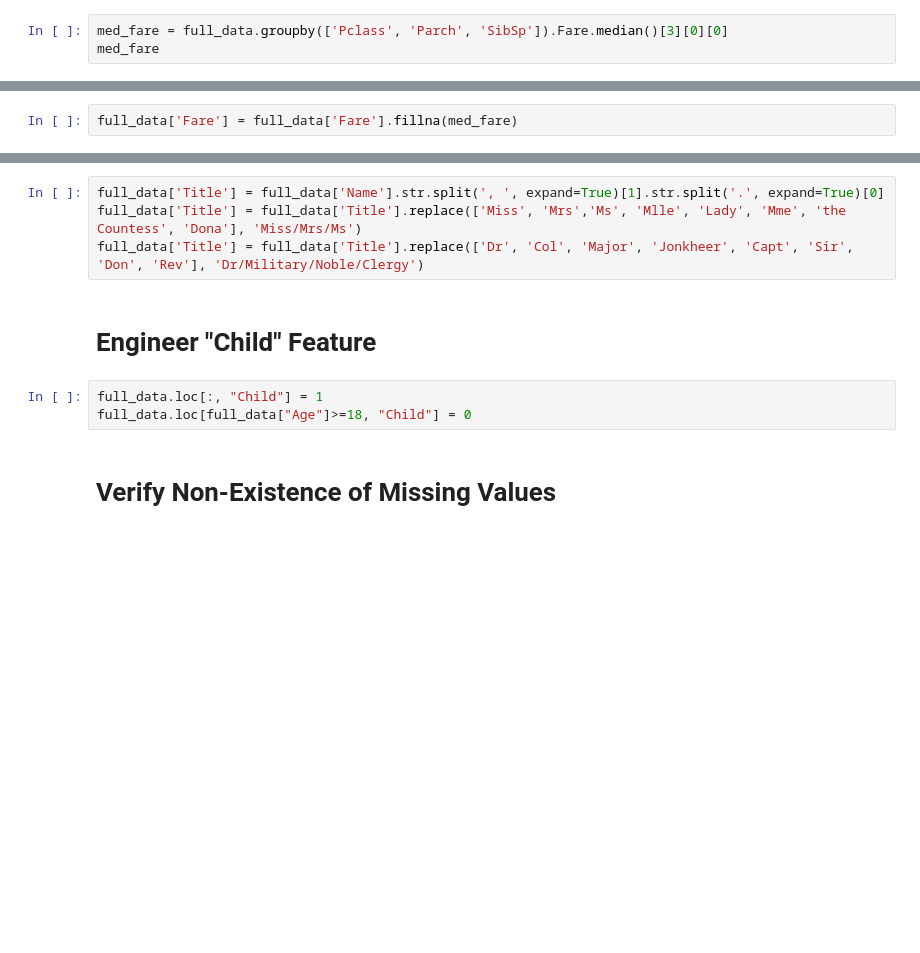
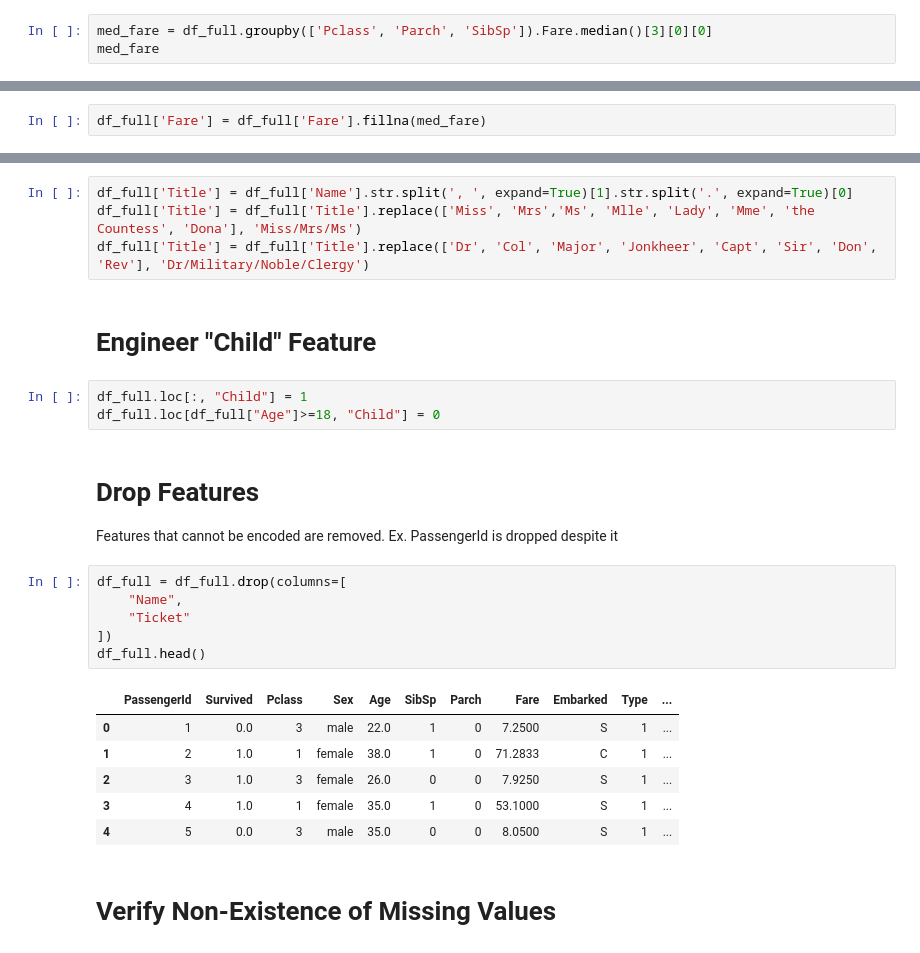
Before and after one commit to henrylao/kaggle-titanic, a Jupyter notebook: kaggle-titanic-model.ipynb, the cells around one changed output, grey strips where cells are left out. Cells and saved outputs as stored; diff of their text form; blank space fills up the shorter version.

Commit message:
Fix encoding and splitting

```diff
--- a/kaggle-titanic-model.ipynb
+++ b/kaggle-titanic-model.ipynb
@@ -287,7 +287,7 @@ full_data.Embarked = full_data.Embarked.fillna("S")
 # %%
-med_fare = full_data.groupby(['Pclass', 'Parch', 'SibSp']).Fare.median()[3][0][0]
+med_fare = df_full.groupby(['Pclass', 'Parch', 'SibSp']).Fare.median()[3][0][0]
 med_fare
 # %% [output]
 7.8542
 # %%
-full_data['Fare'] = full_data['Fare'].fillna(med_fare)
+df_full['Fare'] = df_full['Fare'].fillna(med_fare)
@@ -307,14 +294,30 @@ display(df_train.shape, df_test.shape)
 # %% [markdown]
 # Engineer "Title" Feature
 # %%
-full_data['Title'] = full_data['Name'].str.split(', ', expand=True)[1].str.split('.', expand=True)[0]
-full_data['Title'] = full_data['Title'].replace(['Miss', 'Mrs','Ms', 'Mlle', 'Lady', 'Mme', 'the Countess', 'Dona'], 'Miss/Mrs/Ms')
-full_data['Title'] = full_data['Title'].replace(['Dr', 'Col', 'Major', 'Jonkheer', 'Capt', 'Sir', 'Don', 'Rev'], 'Dr/Military/Noble/Clergy')
+df_full['Title'] = df_full['Name'].str.split(', ', expand=True)[1].str.split('.', expand=True)[0]
+df_full['Title'] = df_full['Title'].replace(['Miss', 'Mrs','Ms', 'Mlle', 'Lady', 'Mme', 'the Countess', 'Dona'], 'Miss/Mrs/Ms')
+df_full['Title'] = df_full['Title'].replace(['Dr', 'Col', 'Major', 'Jonkheer', 'Capt', 'Sir', 'Don', 'Rev'], 'Dr/Military/Noble/Clergy')
 # %% [markdown]
 # Engineer "Child" Feature
 # %%
-full_data.loc[:, "Child"] = 1
-full_data.loc[full_data["Age"]>=18, "Child"] = 0
+df_full.loc[:, "Child"] = 1
+df_full.loc[df_full["Age"]>=18, "Child"] = 0
+# %% [markdown]
+# Drop Features
+Features that cannot be encoded are removed. Ex. PassengerId is dropped despite it
+# %%
+df_full = df_full.drop(columns=[
+    "Name",
+    "Ticket"
+])
+df_full.head()
+# %% [output]
+|  | PassengerId | Survived | Pclass | Sex | Age | SibSp | Parch | Fare | Embarked | Type | ... |
+| 0 | 1 | 0.0 | 3 | male | 22.0 | 1 | 0 | 7.2500 | S | 1 | ... |
+| 1 | 2 | 1.0 | 1 | female | 38.0 | 1 | 0 | 71.2833 | C | 1 | ... |
+| 2 | 3 | 1.0 | 3 | female | 26.0 | 0 | 0 | 7.9250 | S | 1 | ... |
+| 3 | 4 | 1.0 | 1 | female | 35.0 | 1 | 0 | 53.1000 | S | 1 | ... |
+| 4 | 5 | 0.0 | 3 | male | 35.0 | 0 | 0 | 8.0500 | S | 1 | ... |
 # %% [markdown]
 # Verify Non-Existence of Missing Values
 # %%
```
Also changed, not shown: parts of 19 cells of this notebook.
